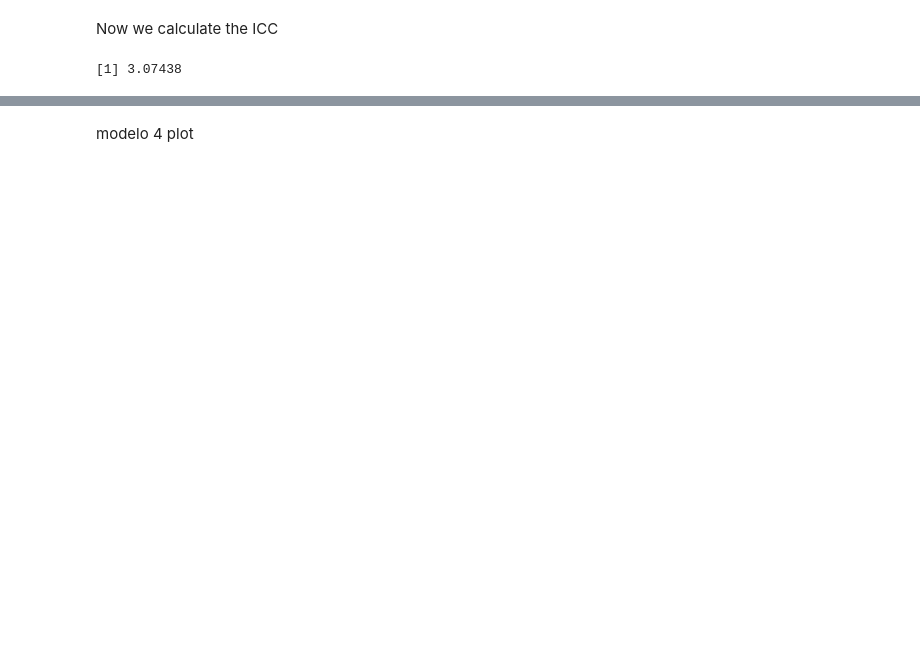
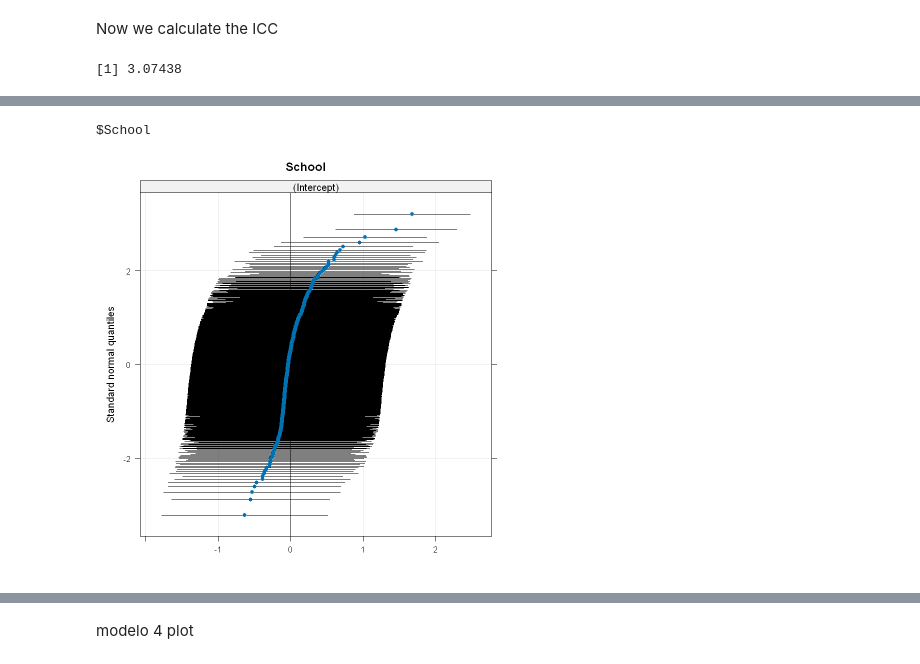
Before and after one commit to Lorenzo-Vives/portfolio, a Jupyter notebook: nba-proyect/qmdscript1 (2).ipynb, the cells around one changed output, grey strips where cells are left out. Drawn from its saved outputs; the diff is of its cells as text; code cells hidden in the pictures; blank space fills up the shorter version.

```diff
--- a/nba-proyect/qmdscript1 (2).ipynb
+++ b/nba-proyect/qmdscript1 (2).ipynb
@@ -428,0 +586,6 @@ qqmath graph
+# %%
+m10<- lmer(PTS ~ (1|School), data = nba)
+qqmath(ranef(m10, condVar = T))
+# %% [output]
+$School
+[figure, added]
```
Also changed, not shown: parts of 33 cells of this notebook.
